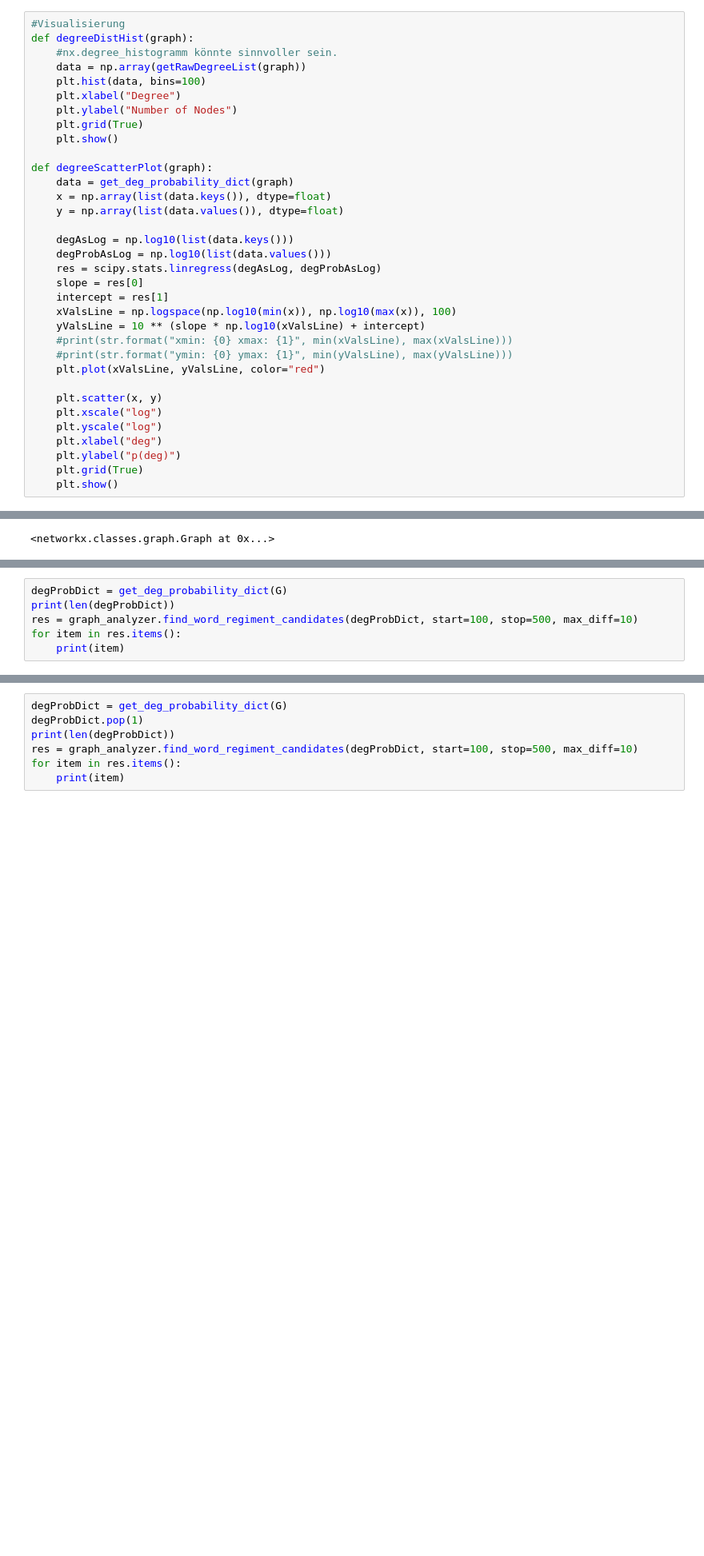
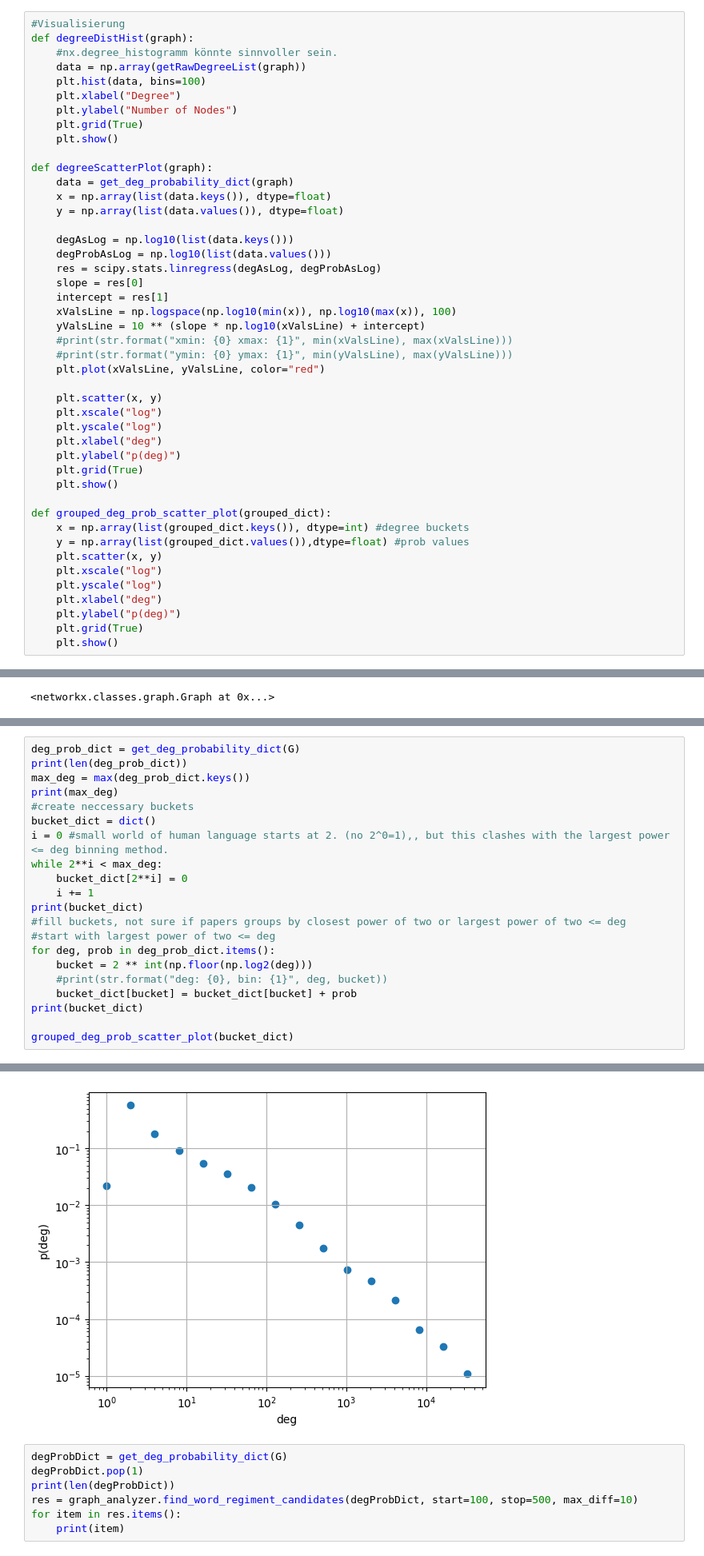
Before and after one commit to Amerek200/63055KomplexeNetze, a Jupyter notebook: PoC.ipynb, the cells around one changed output, grey strips where cells are left out. Shown: that part at 80% size. Drawn from its saved outputs; the diff is of its cells as text; blank space fills up the shorter version.

```diff
--- a/PoC.ipynb
+++ b/PoC.ipynb
@@ -293,6 +293,17 @@ def degreeScatterPlot(graph):
     plt.ylabel("p(deg)")
     plt.grid(True)
     plt.show()
+
+def grouped_deg_prob_scatter_plot(grouped_dict):
+    x = np.array(list(grouped_dict.keys()), dtype=int) #degree buckets
+    y = np.array(list(grouped_dict.values()),dtype=float) #prob values
+    plt.scatter(x, y)
+    plt.xscale("log")
+    plt.yscale("log")
+    plt.xlabel("deg")
+    plt.ylabel("p(deg)")
+    plt.grid(True)
+    plt.show()
 # %%
 #text = prepareText(TEXT,  lemmatize=True, greedy=True)
 #print(len(text))
@@ -380,8 +382,23 @@ degreeScatterPlot(G)
 # %%
-degProbDict = get_deg_probability_dict(G)
-print(len(degProbDict))
-res = graph_analyzer.find_word_regiment_candidates(degProbDict, start=100, stop=500, max_diff=10)
-for item in res.items():
-    print(item)
+deg_prob_dict = get_deg_probability_dict(G)
+print(len(deg_prob_dict))
+max_deg = max(deg_prob_dict.keys())
+print(max_deg)
+#create neccessary buckets
+bucket_dict = dict()
+i = 0 #small world of human language starts at 2. (no 2^0=1),, but this clashes with the largest power <= deg binning method.
+while 2**i < max_deg:
+    bucket_dict[2**i] = 0
+    i += 1
+print(bucket_dict)
+#fill buckets, not sure if papers groups by closest power of two or largest power of two <= deg
+#start with largest power of two <= deg
+for deg, prob in deg_prob_dict.items():
+    bucket = 2 ** int(np.floor(np.log2(deg)))
+    #print(str.format("deg: {0}, bin: {1}", deg, bucket))
+    bucket_dict[bucket] = bucket_dict[bucket] + prob
+print(bucket_dict)
+
+grouped_deg_prob_scatter_plot(bucket_dict)
 # %% [output]
 713
@@ -404,3 +408,4 @@ unterschiedliche Knotengrade im Dictionary: 713
+[figure, added]
 # %%
 degProbDict = get_deg_probability_dict(G)
 degProbDict.pop(1)
```
Also changed, not shown: parts of 8 cells of this notebook, 1 other file.
